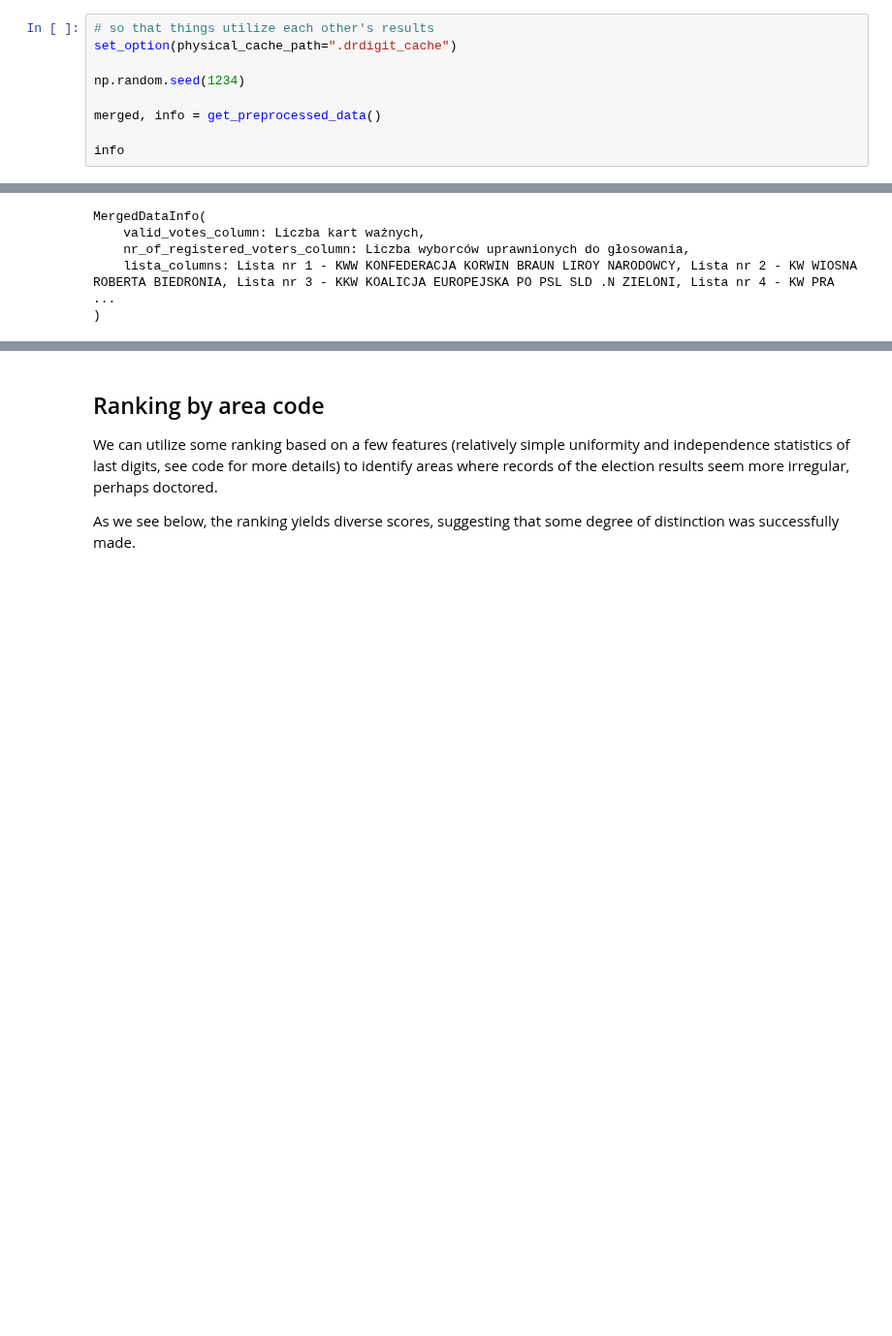
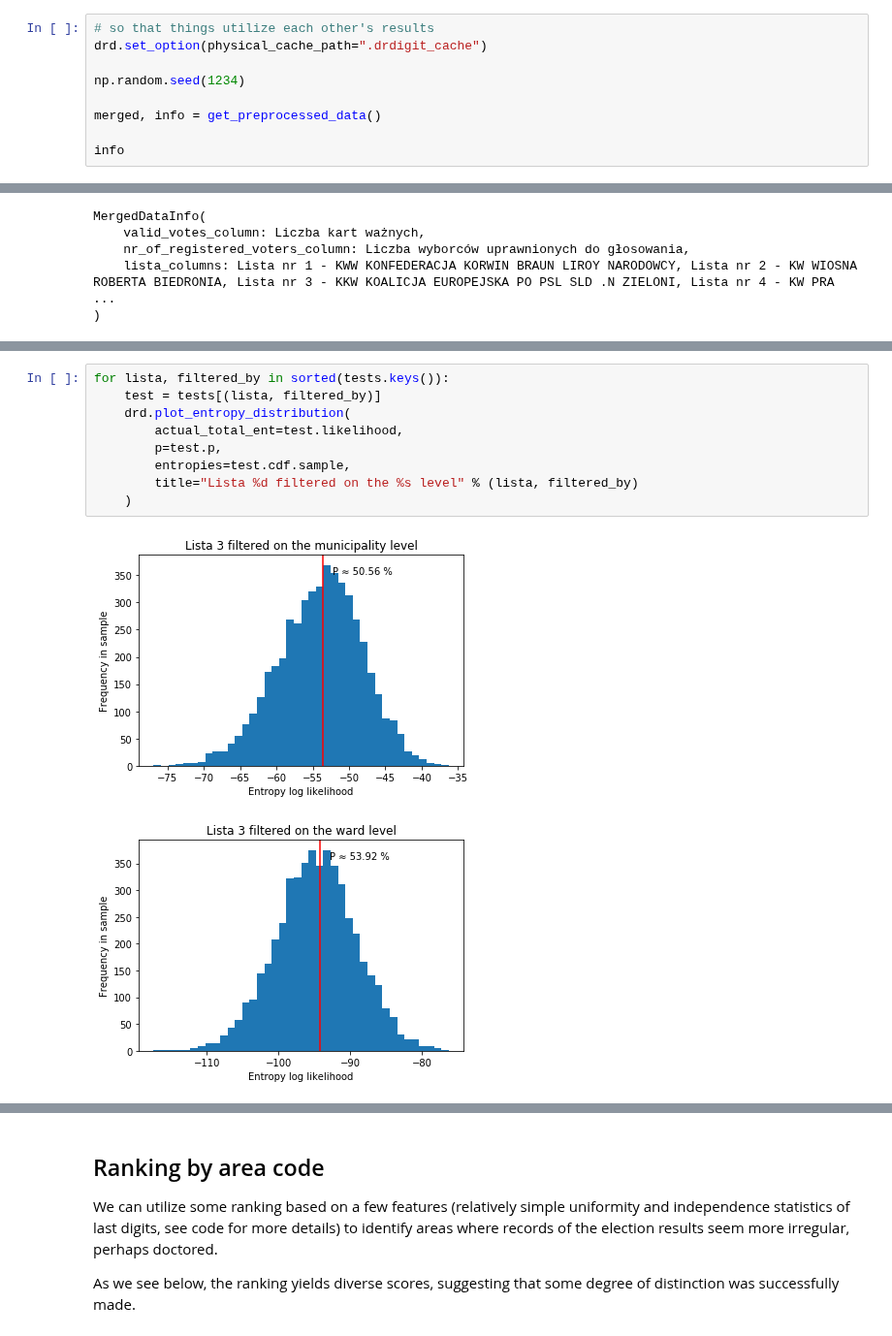
Before and after one commit to brezniczky/ep_elections_2019_hun, a Jupyter notebook: Poland 2019 EP Elections.ipynb, the cells around one changed output, grey strips where cells are left out. Shown at 97% size. Cells and saved outputs as stored; diff of their text form; blank space fills up the shorter version.

```diff
--- a/Poland 2019 EP Elections.ipynb
+++ b/Poland 2019 EP Elections.ipynb
@@ -25,6 +27,6 @@ from drdigit import set_option
 # %%
 # so that things utilize each other's results
-set_option(physical_cache_path=".drdigit_cache")
+drd.set_option(physical_cache_path=".drdigit_cache")
 
 np.random.seed(1234)
 
@@ -40,0 +124,12 @@ MergedDataInfo(
+# %%
+for lista, filtered_by in sorted(tests.keys()):
+    test = tests[(lista, filtered_by)]
+    drd.plot_entropy_distribution(
+        actual_total_ent=test.likelihood,
+        p=test.p,
+        entropies=test.cdf.sample,
+        title="Lista %d filtered on the %s level" % (lista, filtered_by)
+    )
+# %% [output]
+[figure, added]
+[figure, added]
```
Also changed, not shown: parts of 9 cells of this notebook, 5 other files.
